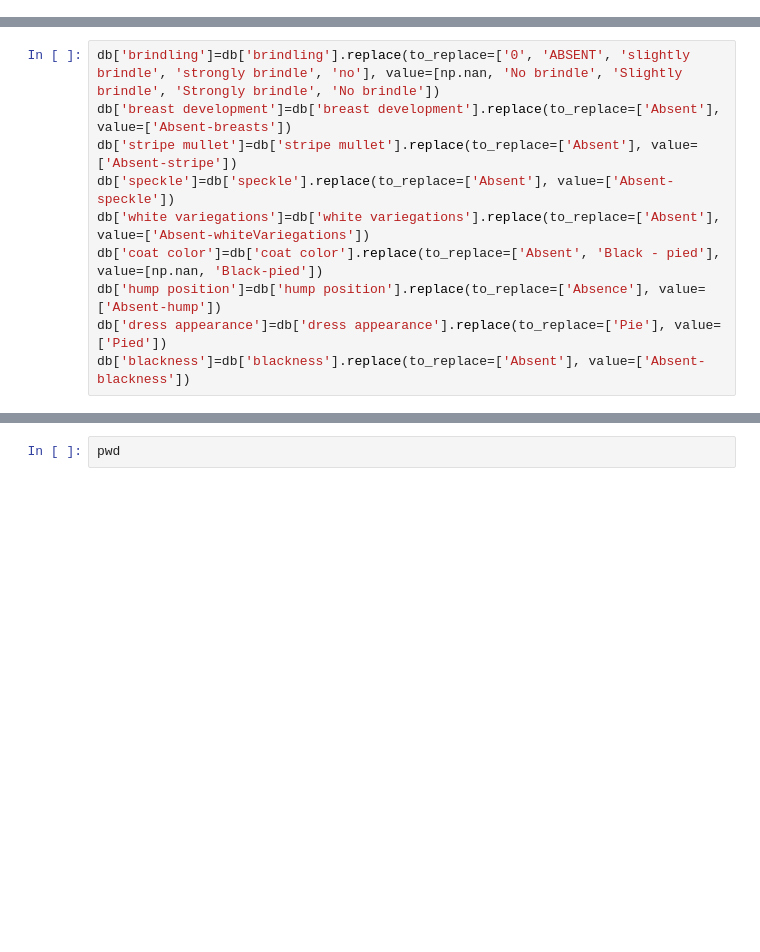
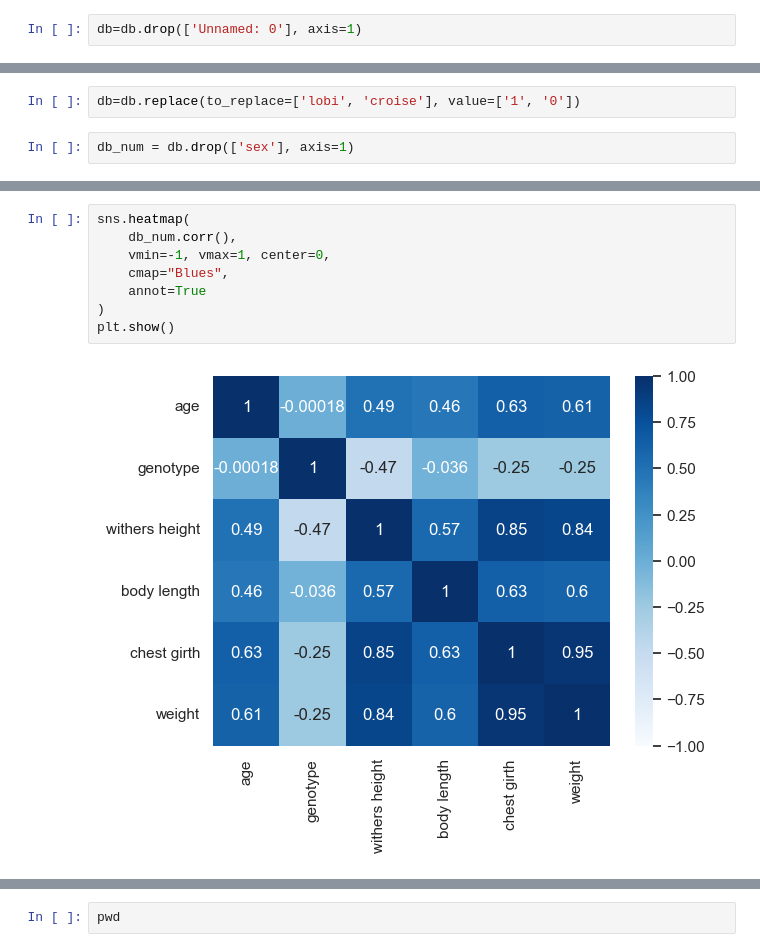
Before and after one commit to Fulzo/Taurin-preliminar, a Jupyter notebook: notebooks/exploration.ipynb, the cells around one changed output, grey strips where cells are left out. Drawn from its saved outputs; the diff is of its cells as text; blank space fills up the shorter version.

```diff
--- a/notebooks/exploration.ipynb
+++ b/notebooks/exploration.ipynb
@@ -303,0 +164,2 @@ Name: count, dtype: int64
+# %%
+db=db.drop(['Unnamed: 0'], axis=1)
@@ -312,10 +186,0 @@ np.int64(160)
-# %%
-db['brindling']=db['brindling'].replace(to_replace=['0', 'ABSENT', 'slightly brindle', 'strongly brindle', 'no'], value=[np.nan, 'No brindle', 'Slightly brindle', 'Strongly brindle', 'No brindle'])
-db['breast development']=db['breast development'].replace(to_replace=['Absent'], value=['Absent-breasts'])
-db['stripe mullet']=db['stripe mullet'].replace(to_replace=['Absent'], value=['Absent-stripe'])
-db['speckle']=db['speckle'].replace(to_replace=['Absent'], value=['Absent-speckle'])
-db['white variegations']=db['white variegations'].replace(to_replace=['Absent'], value=['Absent-whiteVariegations'])
-db['coat color']=db['coat color'].replace(to_replace=['Absent', 'Black - pied'], value=[np.nan, 'Black-pied'])
-db['hump position']=db['hump position'].replace(to_replace=['Absence'], value=['Absent-hump'])
-db['dress appearance']=db['dress appearance'].replace(to_replace=['Pie'], value=['Pied'])
-db['blackness']=db['blackness'].replace(to_replace=['Absent'], value=['Absent-blackness'])
@@ -363,0 +187,4 @@ plt.show()
+# %%
+db=db.replace(to_replace=['lobi', 'croise'], value=['1', '0'])
+# %%
+db_num = db.drop(['sex'], axis=1)
@@ -363,0 +201,10 @@ plt.show()
+# %%
+sns.heatmap(
+    db_num.corr(),
+    vmin=-1, vmax=1, center=0,
+    cmap="Blues",
+    annot=True
+)
+plt.show()
+# %% [output]
+[figure, added]
```
Also changed, not shown: parts of 173 cells of this notebook, 2 other files.
